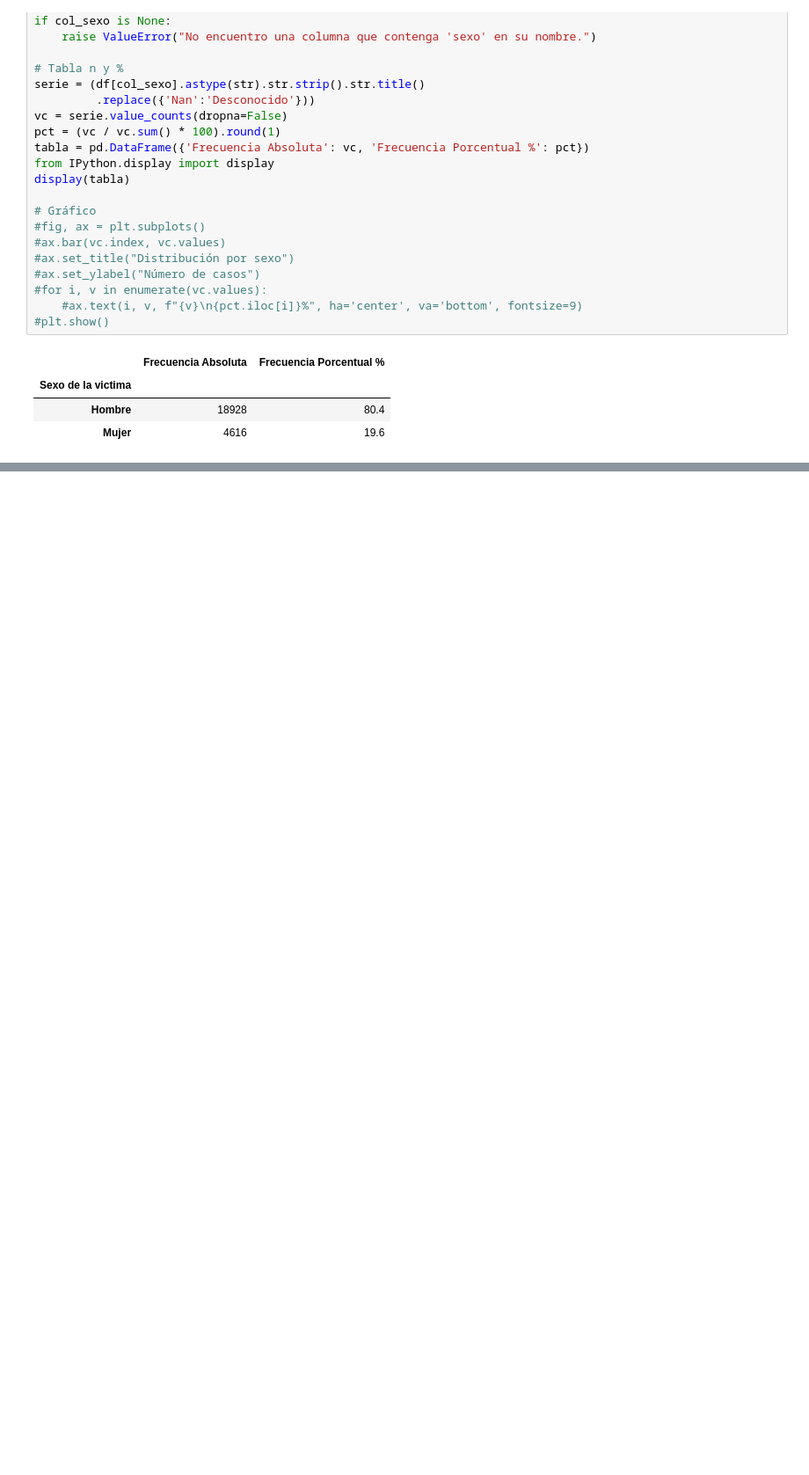
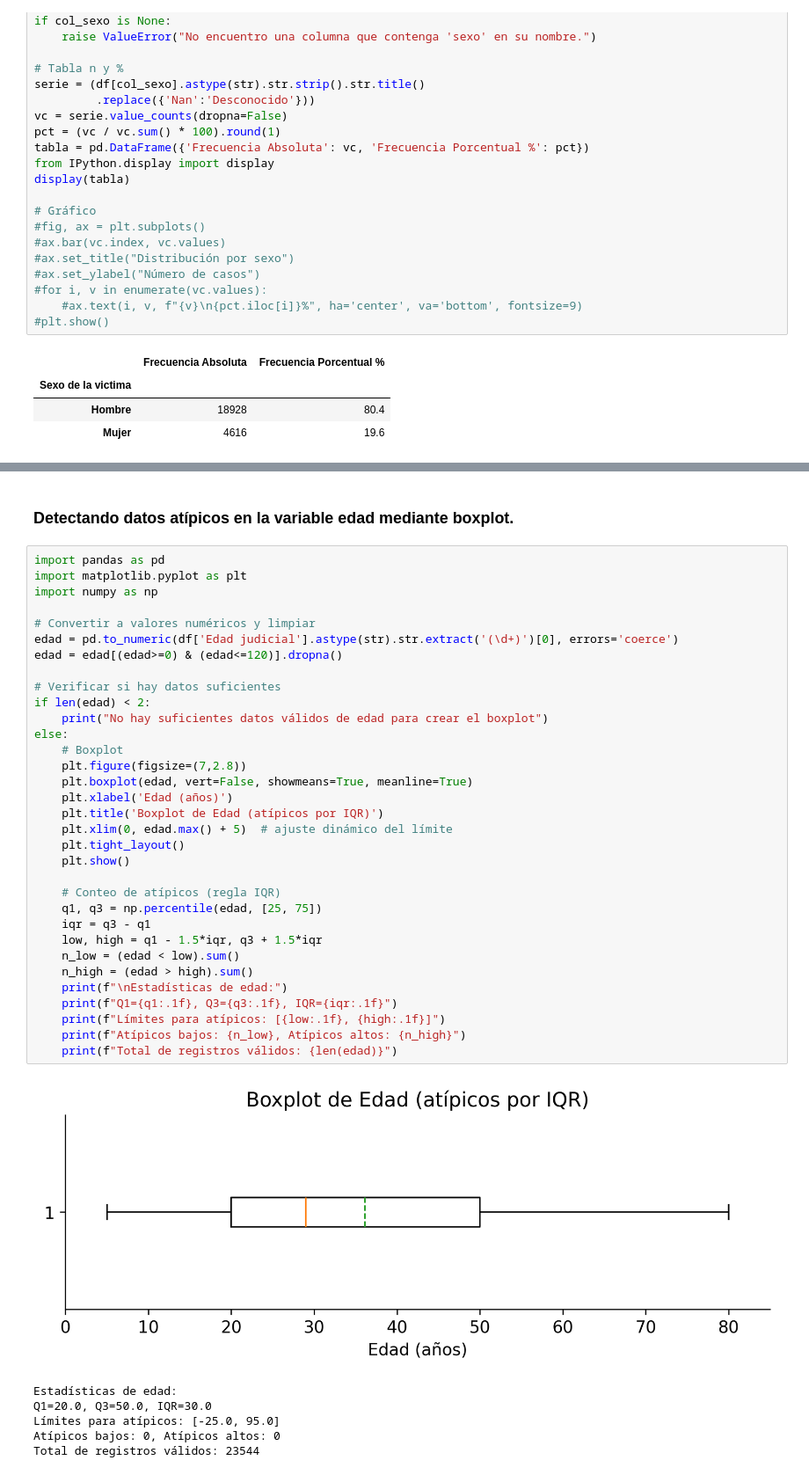
Before and after one commit to jthowinsson/Suicidio_Colombia, a Jupyter notebook: _sources/Eda.ipynb, the cells around one changed output, grey strips where cells are left out. Shown at 88% size. Cells and saved outputs as stored; diff of their text form; blank space fills up the shorter version.

```diff
--- a/_sources/Eda.ipynb
+++ b/_sources/Eda.ipynb
@@ -626,0 +409,42 @@ Name: edad, dtype: float64
+# %% [markdown]
+### Detectando datos atípicos en la variable edad mediante boxplot.
+# %%
+import pandas as pd
+import matplotlib.pyplot as plt
+import numpy as np
+
+# Convertir a valores numéricos y limpiar
+edad = pd.to_numeric(df['Edad judicial'].astype(str).str.extract('(\d+)')[0], errors='coerce')
+edad = edad[(edad>=0) & (edad<=120)].dropna()
+
+# Verificar si hay datos suficientes
+if len(edad) < 2:
+	print("No hay suficientes datos válidos de edad para crear el boxplot")
+else:
+	# Boxplot
+	plt.figure(figsize=(7,2.8))
+	plt.boxplot(edad, vert=False, showmeans=True, meanline=True)
+	plt.xlabel('Edad (años)')
+	plt.title('Boxplot de Edad (atípicos por IQR)')
+	plt.xlim(0, edad.max() + 5)  # ajuste dinámico del límite
+	plt.tight_layout()
+	plt.show()
+
+	# Conteo de atípicos (regla IQR)
+	q1, q3 = np.percentile(edad, [25, 75])
+	iqr = q3 - q1
+	low, high = q1 - 1.5*iqr, q3 + 1.5*iqr
+	n_low = (edad < low).sum()
+	n_high = (edad > high).sum()
+	print(f"\nEstadísticas de edad:")
+	print(f"Q1={q1:.1f}, Q3={q3:.1f}, IQR={iqr:.1f}")
+	print(f"Límites para atípicos: [{low:.1f}, {high:.1f}]")
+	print(f"Atípicos bajos: {n_low}, Atípicos altos: {n_high}")
+	print(f"Total de registros válidos: {len(edad)}")
+# %% [output]
+[figure, added]
+Estadísticas de edad:
+Q1=20.0, Q3=50.0, IQR=30.0
+Límites para atípicos: [-25.0, 95.0]
+Atípicos bajos: 0, Atípicos altos: 0
+Total de registros válidos: 23544
```
Also changed, not shown: parts of 32 cells of this notebook, 36 other files.
